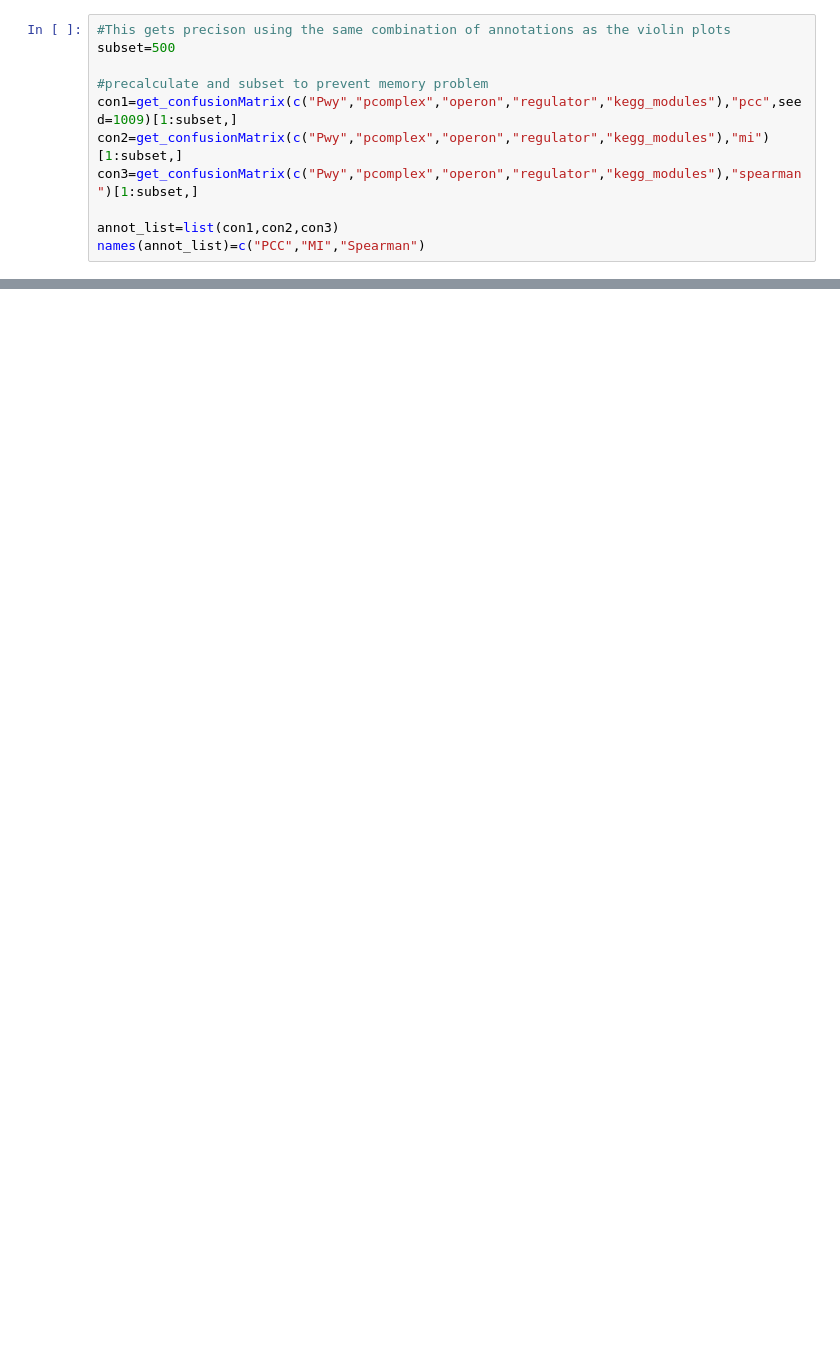
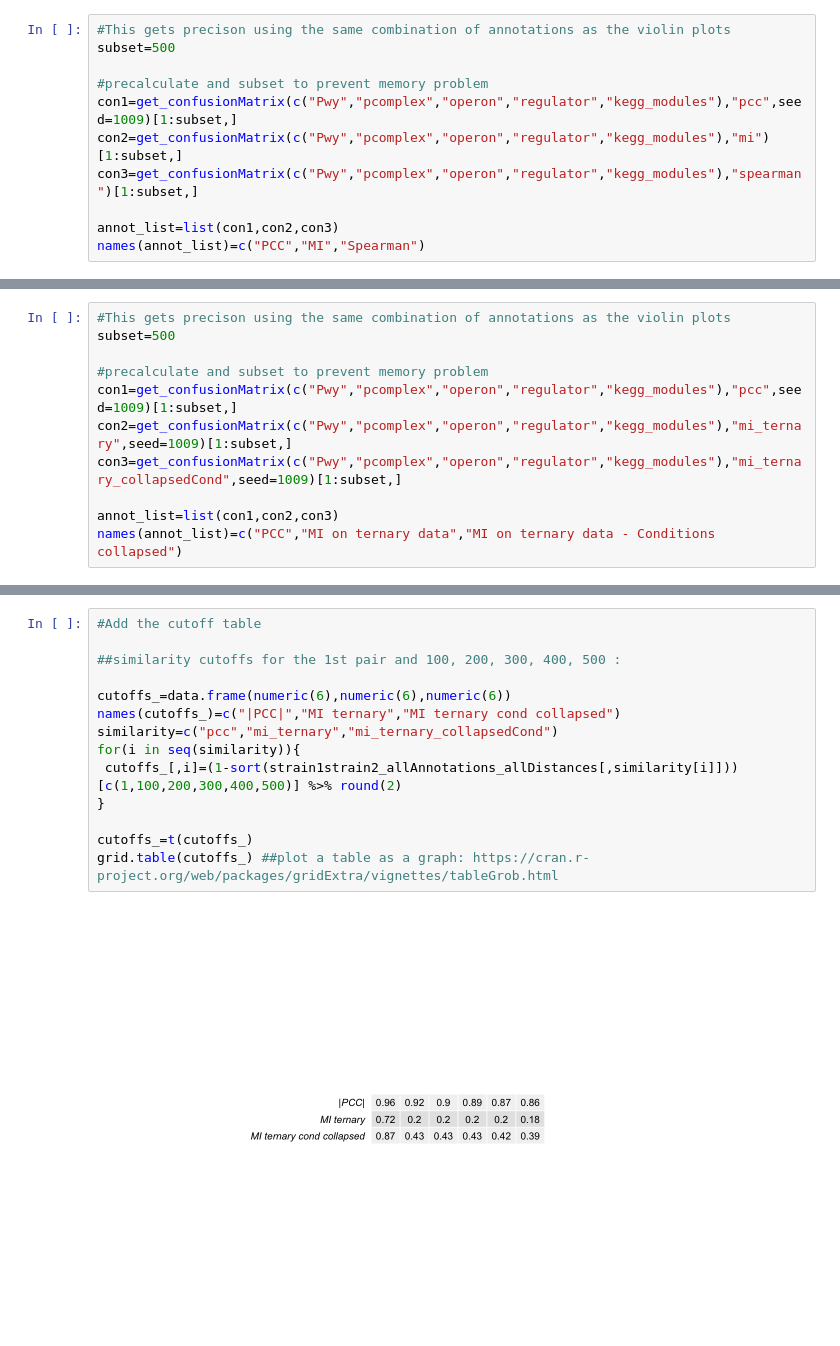
Before and after one commit to peterwu19881230/Systematic-analyses-ecoli-phenotypes, a Jupyter notebook: Nichols_data_mining_code/figs.ipynb, the cells around one changed output, grey strips where cells are left out. Drawn from its saved outputs; the diff is of its cells as text; blank space fills up the shorter version.

```diff
--- a/Nichols_data_mining_code/figs.ipynb
+++ b/Nichols_data_mining_code/figs.ipynb
@@ -860,0 +795,11 @@ segments(500,0,500,0.35,lty=2)
+# %%
+#This gets precison using the same combination of annotations as the violin plots
+subset=500
+
+#precalculate and subset to prevent memory problem
+con1=get_confusionMatrix(c("Pwy","pcomplex","operon","regulator","kegg_modules"),"pcc",seed=1009)[1:subset,]
+con2=get_confusionMatrix(c("Pwy","pcomplex","operon","regulator","kegg_modules"),"mi_ternary",seed=1009)[1:subset,]
+con3=get_confusionMatrix(c("Pwy","pcomplex","operon","regulator","kegg_modules"),"mi_ternary_collapsedCond",seed=1009)[1:subset,]
+
+annot_list=list(con1,con2,con3)
+names(annot_list)=c("PCC","MI on ternary data","MI on ternary data - Conditions collapsed")
@@ -860,0 +845,16 @@ segments(500,0,500,0.35,lty=2)
+# %%
+#Add the cutoff table
+
+##similarity cutoffs for the 1st pair and 100, 200, 300, 400, 500 :
+
+cutoffs_=data.frame(numeric(6),numeric(6),numeric(6))
+names(cutoffs_)=c("|PCC|","MI ternary","MI ternary cond collapsed")
+similarity=c("pcc","mi_ternary","mi_ternary_collapsedCond")
+for(i in seq(similarity)){
+ cutoffs_[,i]=(1-sort(strain1strain2_allAnnotations_allDistances[,similarity[i]]))[c(1,100,200,300,400,500)] %>% round(2)
+}
+
+cutoffs_=t(cutoffs_)
+grid.table(cutoffs_) ##plot a table as a graph: https://cran.r-project.org/web/packages/gridExtra/vignettes/tableGrob.html
+# %% [output]
+[figure, added]
```
Also changed, not shown: parts of 9 cells of this notebook, 1 other file.
